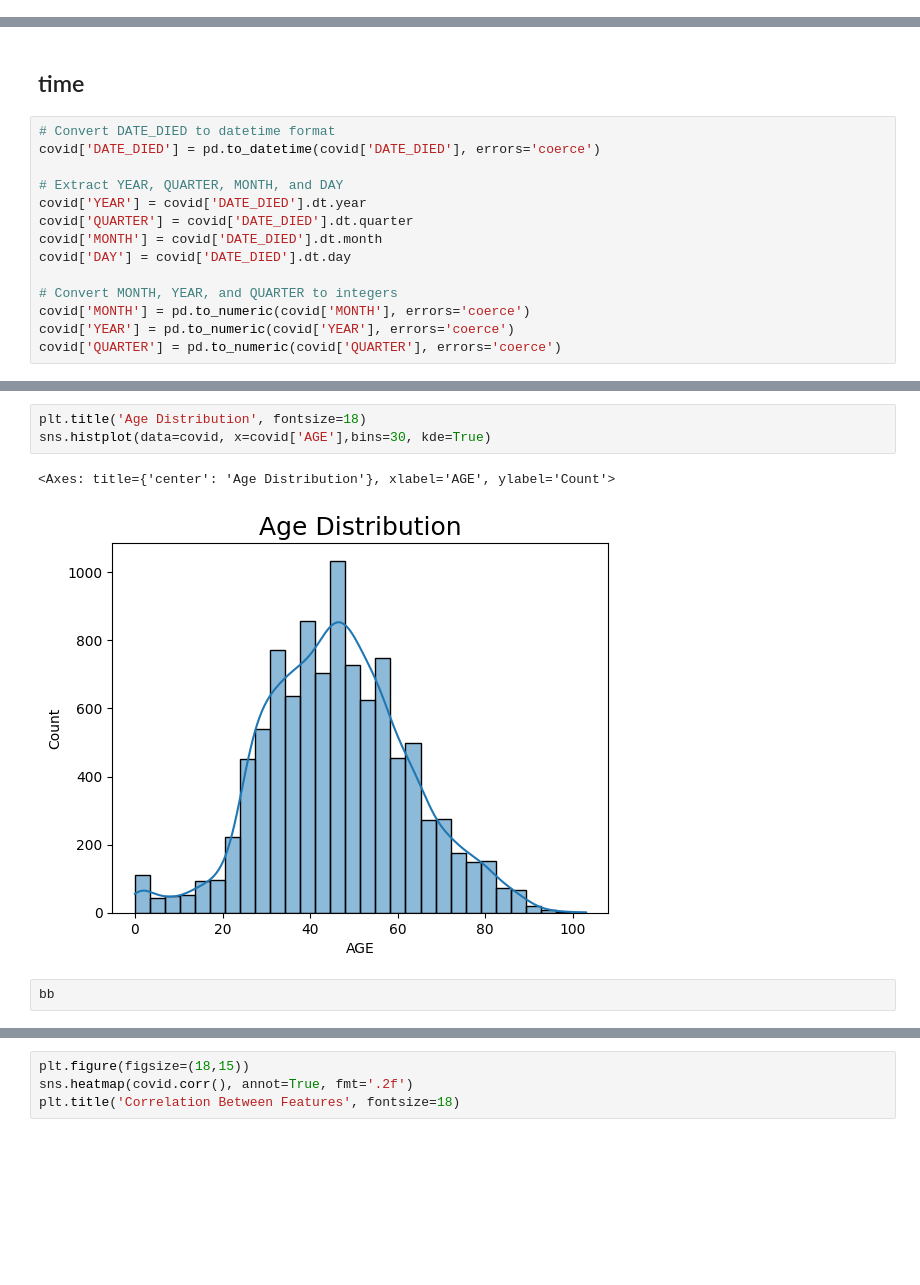
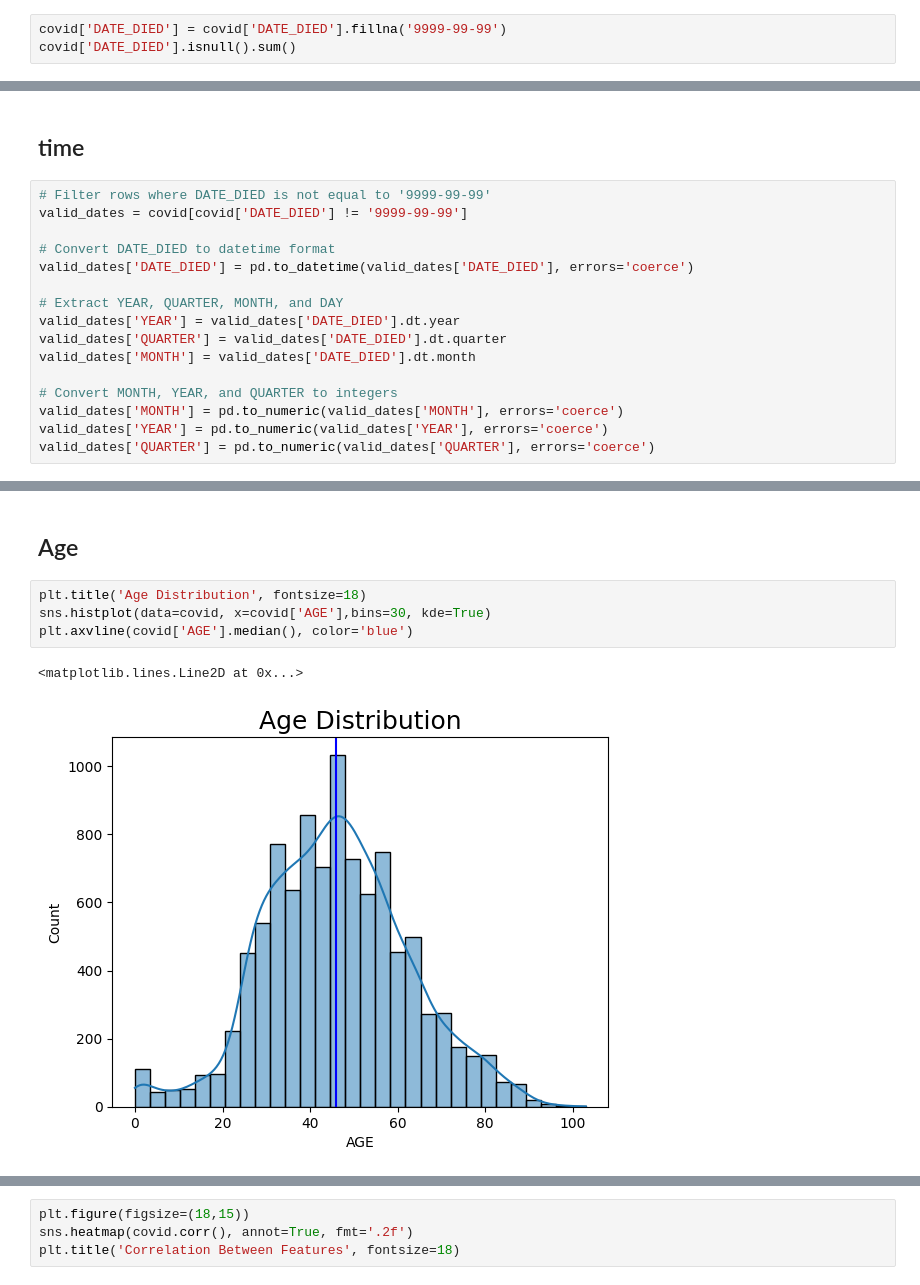
Before and after one commit to SobiaNoorAI/Covid-19-ML-Prediction, a Jupyter notebook: Death Prediction.ipynb, the cells around one changed output, grey strips where cells are left out. Saved outputs shown, nothing was run; the diff lists cells and outputs as text; blank space fills up the shorter version.

```diff
--- a/Death Prediction.ipynb
+++ b/Death Prediction.ipynb
@@ -416,0 +410,3 @@ ICU                  =>          4
+# %%
+covid['DATE_DIED'] = covid['DATE_DIED'].fillna('9999-99-99')
+covid['DATE_DIED'].isnull().sum()
@@ -504,16 +526,18 @@ DEATH                =>       0.00%
 # %% [markdown]
 ##  time
 # %%
+# Filter rows where DATE_DIED is not equal to '9999-99-99'
+valid_dates = covid[covid['DATE_DIED'] != '9999-99-99']
+
 # Convert DATE_DIED to datetime format
-covid['DATE_DIED'] = pd.to_datetime(covid['DATE_DIED'], errors='coerce')
+valid_dates['DATE_DIED'] = pd.to_datetime(valid_dates['DATE_DIED'], errors='coerce')
 
 # Extract YEAR, QUARTER, MONTH, and DAY
-covid['YEAR'] = covid['DATE_DIED'].dt.year
-covid['QUARTER'] = covid['DATE_DIED'].dt.quarter
-covid['MONTH'] = covid['DATE_DIED'].dt.month
-covid['DAY'] = covid['DATE_DIED'].dt.day
+valid_dates['YEAR'] = valid_dates['DATE_DIED'].dt.year
+valid_dates['QUARTER'] = valid_dates['DATE_DIED'].dt.quarter
+valid_dates['MONTH'] = valid_dates['DATE_DIED'].dt.month
 
 # Convert MONTH, YEAR, and QUARTER to integers
-covid['MONTH'] = pd.to_numeric(covid['MONTH'], errors='coerce')
-covid['YEAR'] = pd.to_numeric(covid['YEAR'], errors='coerce')
-covid['QUARTER'] = pd.to_numeric(covid['QUARTER'], errors='coerce')
+valid_dates['MONTH'] = pd.to_numeric(valid_dates['MONTH'], errors='coerce')
+valid_dates['YEAR'] = pd.to_numeric(valid_dates['YEAR'], errors='coerce')
+valid_dates['QUARTER'] = pd.to_numeric(valid_dates['QUARTER'], errors='coerce')
@@ -667,8 +605,9 @@ Passing `palette` without assigning `hue` is deprecated and will be removed in v
+# %% [markdown]
+## Age
 # %%
 plt.title('Age Distribution', fontsize=18)
 sns.histplot(data=covid, x=covid['AGE'],bins=30, kde=True)
+plt.axvline(covid['AGE'].median(), color='blue')
 # %% [output]
-<Axes: title={'center': 'Age Distribution'}, xlabel='AGE', ylabel='Count'>
+<matplotlib.lines.Line2D at 0x...>
-[figure, old version]
+[figure, new version]
-# %%
-bb
```
Also changed, not shown: parts of 35 cells of this notebook.
